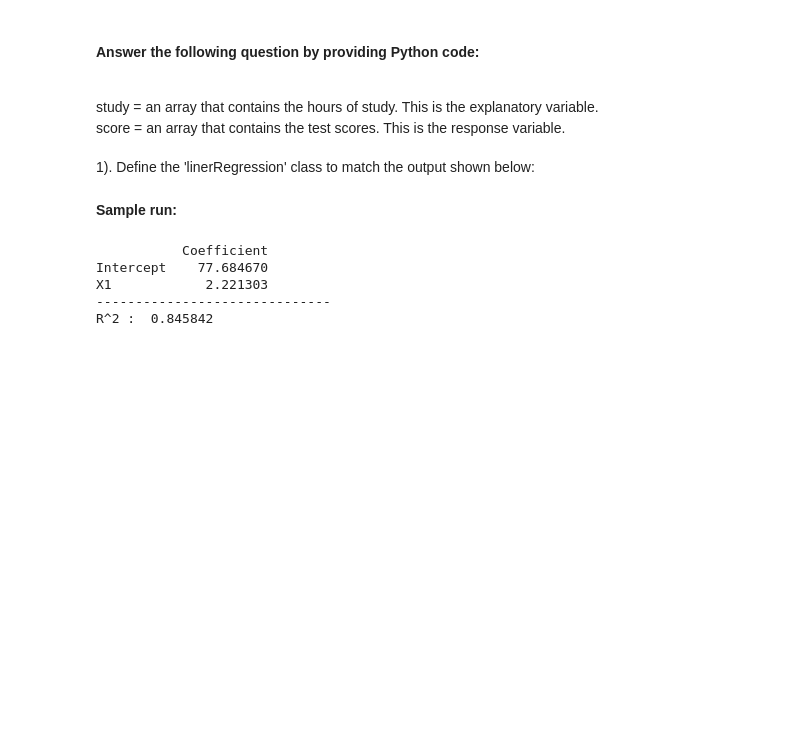
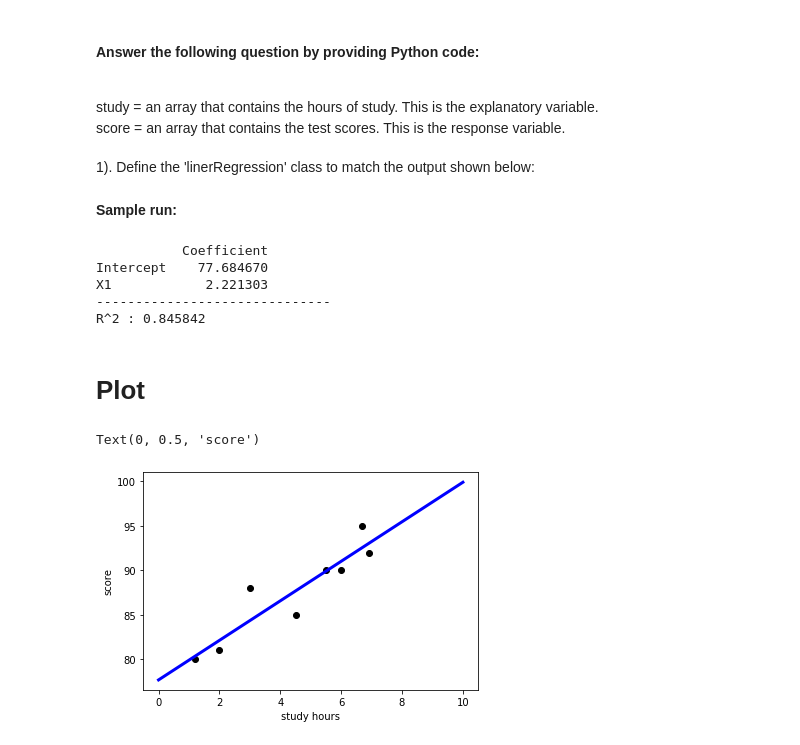
Before and after one commit to Ghiles1010/test_4_sic, a Jupyter notebook: problem_0402.ipynb, the cells around one changed output. Drawn from its saved outputs; the diff is of its cells as text; code cells hidden in the pictures; blank space fills up the shorter version.

```diff
--- a/problem_0402.ipynb
+++ b/problem_0402.ipynb
@@ -68,0 +69,27 @@ R^2 :  0.845842
+# %% [markdown]
+# Plot
+# %%
+import matplotlib.pyplot as plt
+import pandas as pd
+
+
+
+b, a = list(LR.beta.T.flat)
+
+x = np.linspace(0,10,100)
+y = a * x + b
+
+data={}
+data['score'] = list(score.flat)
+data['study'] = list(study.flat)
+
+df = pd.DataFrame(data, columns=['score', 'study', 'y'])
+df.sort_values(by='study', inplace=True)
+
+plt.scatter(df.study, df.score, color='black')
+plt.plot(x, y, color='blue', linewidth=3)
+plt.xlabel('study hours')
+plt.ylabel('score')
+# %% [output]
+Text(0, 0.5, 'score')
+[figure, added]
```
Also changed, not shown: 1 other file.
